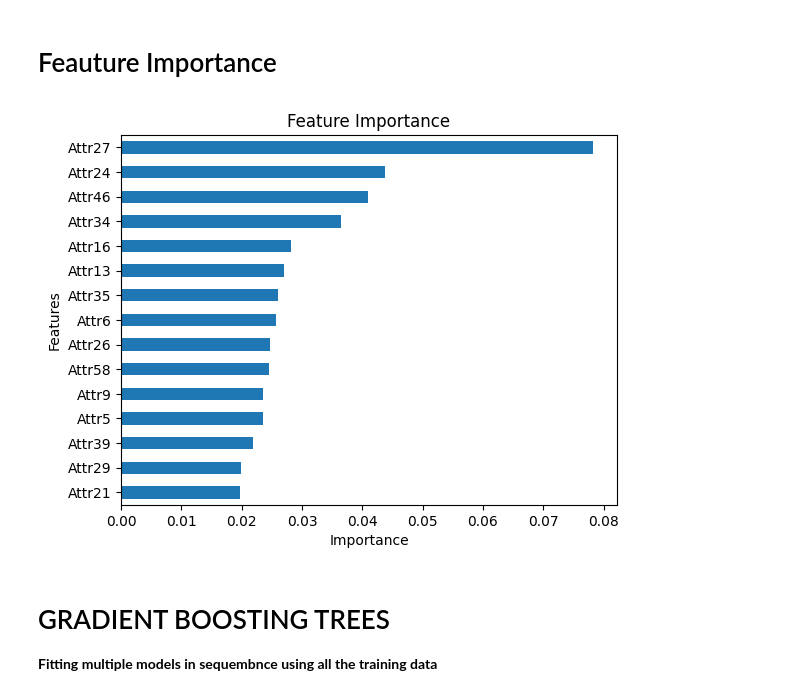
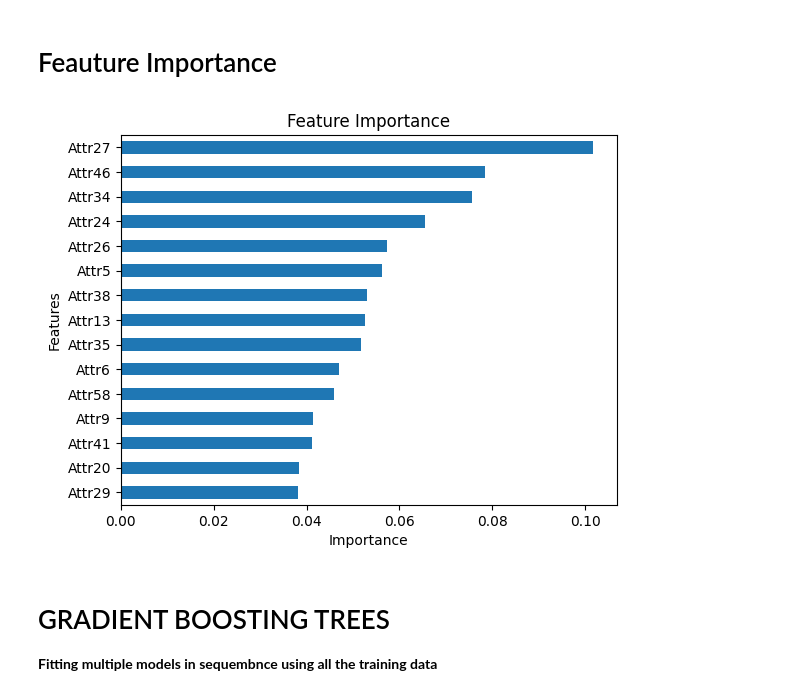
Before and after one commit to kalasamuel/CompanyBankruptcyML, a Jupyter notebook: Buildmodels.ipynb, the cells around one changed output. Cells and saved outputs as stored; diff of their text form; code cells hidden in the pictures.

Commit message:
Feature selection and saving all  models

```diff
--- a/Buildmodels.ipynb
+++ b/Buildmodels.ipynb
@@ -151,0 +184,7 @@ weighted avg       0.95      0.95      0.95      8681
+# %%
+X_train_over = X_train_over[top_20_features]
+X_test = X_test[top_20_features]
+features = X_train_over.columns
+
+print(f"X_train_over shape: {X_train_over.shape}")
+print(f"X_test shape:       {X_test.shape}")
@@ -151,0 +196,27 @@ weighted avg       0.95      0.95      0.95      8681
+# %%
+#Classifier for Decision Tree
+classifier_dt2 = make_pipeline(
+    SimpleImputer(),
+    DecisionTreeClassifier(random_state=42)
+)
+
+# Cross Validation
+cross_val_scores_dt = cross_val_score(classifier_dt2, X_train_over, y_train_over, cv=5, n_jobs=-1)
+
+#hyperparameter Tuning
+params_dt2 = {
+    "decisiontreeclassifier__max_depth": range(10, 50, 10),
+    "decisiontreeclassifier__min_samples_split": range(2, 10, 2),
+    "simpleimputer__strategy": ["mean", "median"]
+}
+params_dt2
+
+#GridSearchCV
+model_dt2 = GridSearchCV(
+    classifier_dt2,
+    param_grid=params_dt2,
+    cv=5,
+    n_jobs=-1,
+    verbose=1
+)
+model_dt2.fit(X_train_over, y_train_over)
@@ -249,17 +362,17 @@ ConfusionMatrixDisplay.from_estimator(model_rf,X_test,y_test);
 # %% [markdown]
 # Feauture Importance
 # %%
-best_model = model_rf.best_estimator_
+best_model_rf = model_rf.best_estimator_
 
-importances = best_model.named_steps["randomforestclassifier"].feature_importances_
+importances = best_model_rf.named_steps["randomforestclassifier"].feature_importances_
 feat_imp = pd.Series(importances, index=features).sort_values()
 
 feat_imp.tail(15).plot(kind="barh")
 plt.title("Feature Importance")
 plt.xlabel("Importance")
 plt.ylabel("Features");
 # %% [output]
-[figure, old version]
+[figure, new version]
 # %% [markdown]
 # GRADIENT BOOSTING TREES
 **Fitting multiple models in sequembnce using all the training data**
```
Also changed, not shown: parts of 22 cells of this notebook, 3 other files.
